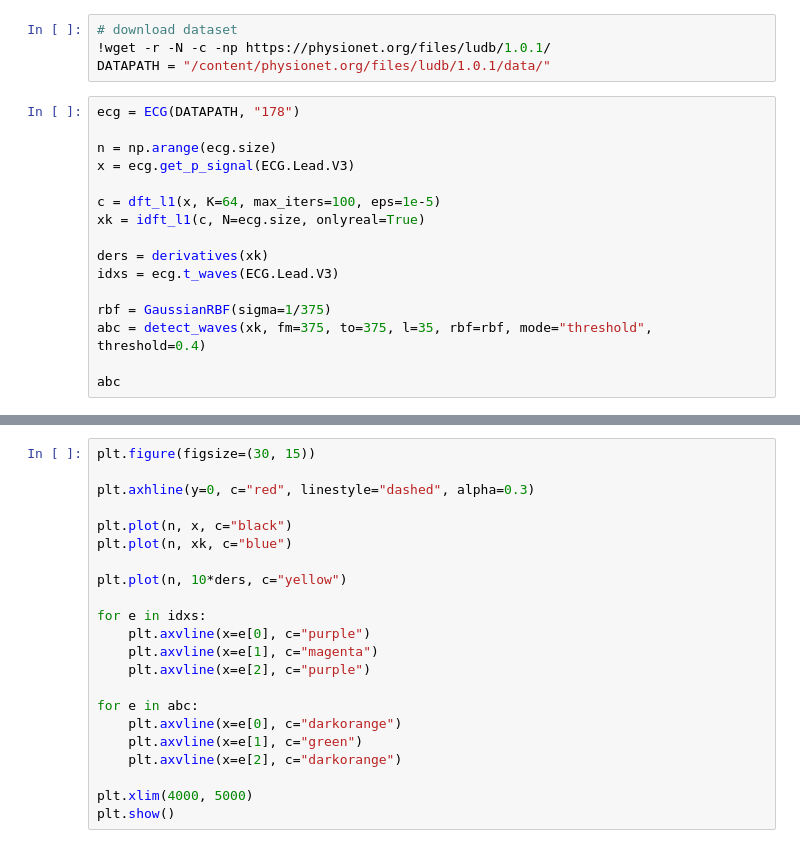
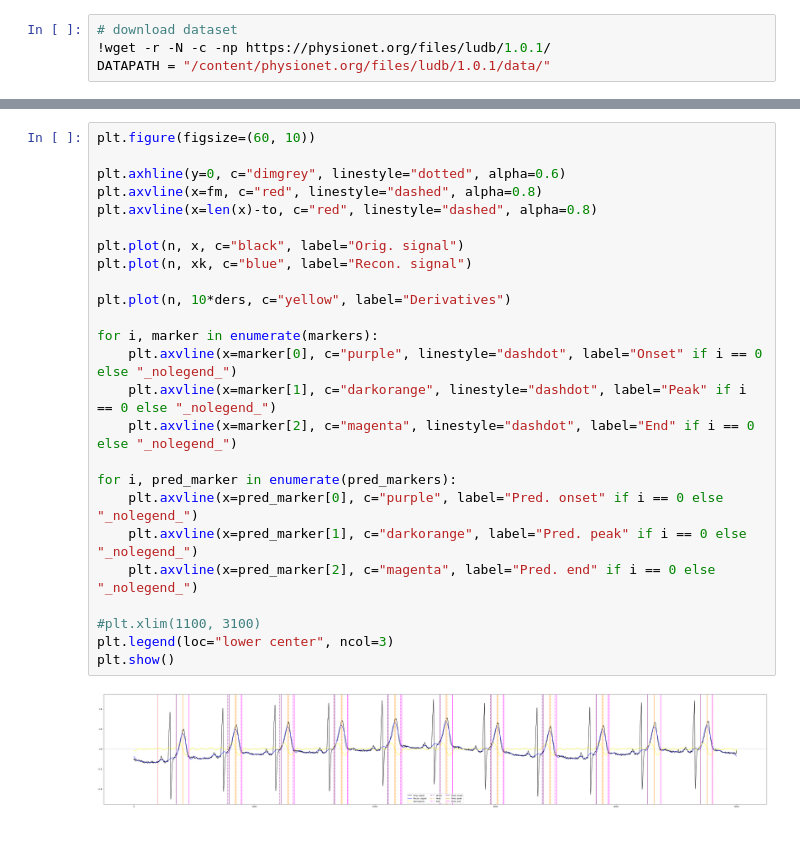
Before and after one commit to MatteoOnger/BSP_Project, a Jupyter notebook: BSP_ECG.ipynb, the cells around one changed output, grey strips where cells are left out. Cells and saved outputs as stored; diff of their text form.

Commit message:
feat: improve wave detector and plot result

```diff
--- a/BSP_ECG.ipynb
+++ b/BSP_ECG.ipynb
@@ -475,19 +507,3 @@ plt.show()
 # download dataset
 !wget -r -N -c -np https://physionet.org/files/ludb/1.0.1/
 DATAPATH = "/content/physionet.org/files/ludb/1.0.1/data/"
-# %%
-ecg = ECG(DATAPATH, "178")
-
-n = np.arange(ecg.size)
-x = ecg.get_p_signal(ECG.Lead.V3)
-
-c = dft_l1(x, K=64, max_iters=100, eps=1e-5)
-xk = idft_l1(c, N=ecg.size, onlyreal=True)
-
-ders = derivatives(xk)
-idxs = ecg.t_waves(ECG.Lead.V3)
-
-rbf = GaussianRBF(sigma=1/375)
-abc = detect_waves(xk, fm=375, to=375, l=35, rbf=rbf, mode="threshold", threshold=0.4)
-
-abc
@@ -494,22 +583,27 @@ abc
 # %%
-plt.figure(figsize=(30, 15))
+plt.figure(figsize=(60, 10))
 
-plt.axhline(y=0, c="red", linestyle="dashed", alpha=0.3)
+plt.axhline(y=0, c="dimgrey", linestyle="dotted", alpha=0.6)
+plt.axvline(x=fm, c="red", linestyle="dashed", alpha=0.8)
+plt.axvline(x=len(x)-to, c="red", linestyle="dashed", alpha=0.8)
 
-plt.plot(n, x, c="black")
-plt.plot(n, xk, c="blue")
+plt.plot(n, x, c="black", label="Orig. signal")
+plt.plot(n, xk, c="blue", label="Recon. signal")
 
-plt.plot(n, 10*ders, c="yellow")
+plt.plot(n, 10*ders, c="yellow", label="Derivatives")
 
-for e in idxs:
-    plt.axvline(x=e[0], c="purple")
-    plt.axvline(x=e[1], c="magenta")
-    plt.axvline(x=e[2], c="purple")
+for i, marker in enumerate(markers):
+    plt.axvline(x=marker[0], c="purple", linestyle="dashdot", label="Onset" if i == 0 else "_nolegend_")
+    plt.axvline(x=marker[1], c="darkorange", linestyle="dashdot", label="Peak" if i == 0 else "_nolegend_")
+    plt.axvline(x=marker[2], c="magenta", linestyle="dashdot", label="End" if i == 0 else "_nolegend_")
 
-for e in abc:
-    plt.axvline(x=e[0], c="darkorange")
-    plt.axvline(x=e[1], c="green")
-    plt.axvline(x=e[2], c="darkorange")
+for i, pred_marker in enumerate(pred_markers):
+    plt.axvline(x=pred_marker[0], c="purple", label="Pred. onset" if i == 0 else "_nolegend_")
+    plt.axvline(x=pred_marker[1], c="darkorange", label="Pred. peak" if i == 0 else "_nolegend_")
+    plt.axvline(x=pred_marker[2], c="magenta", label="Pred. end" if i == 0 else "_nolegend_")
 
-plt.xlim(4000, 5000)
+#plt.xlim(1100, 3100)
+plt.legend(loc="lower center", ncol=3)
 plt.show()
+# %% [output]
+[figure, added]
```
Also changed, not shown: parts of 8 cells of this notebook.
